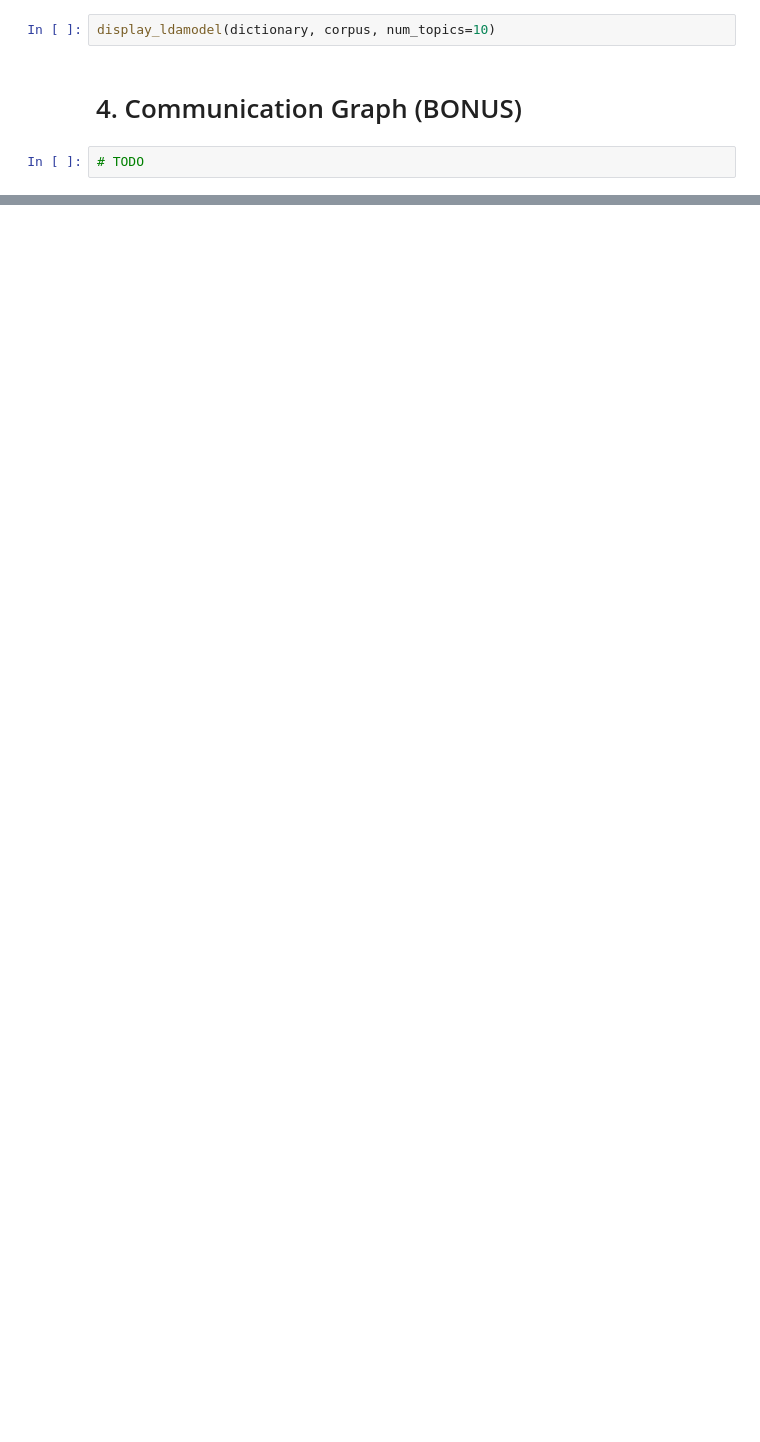
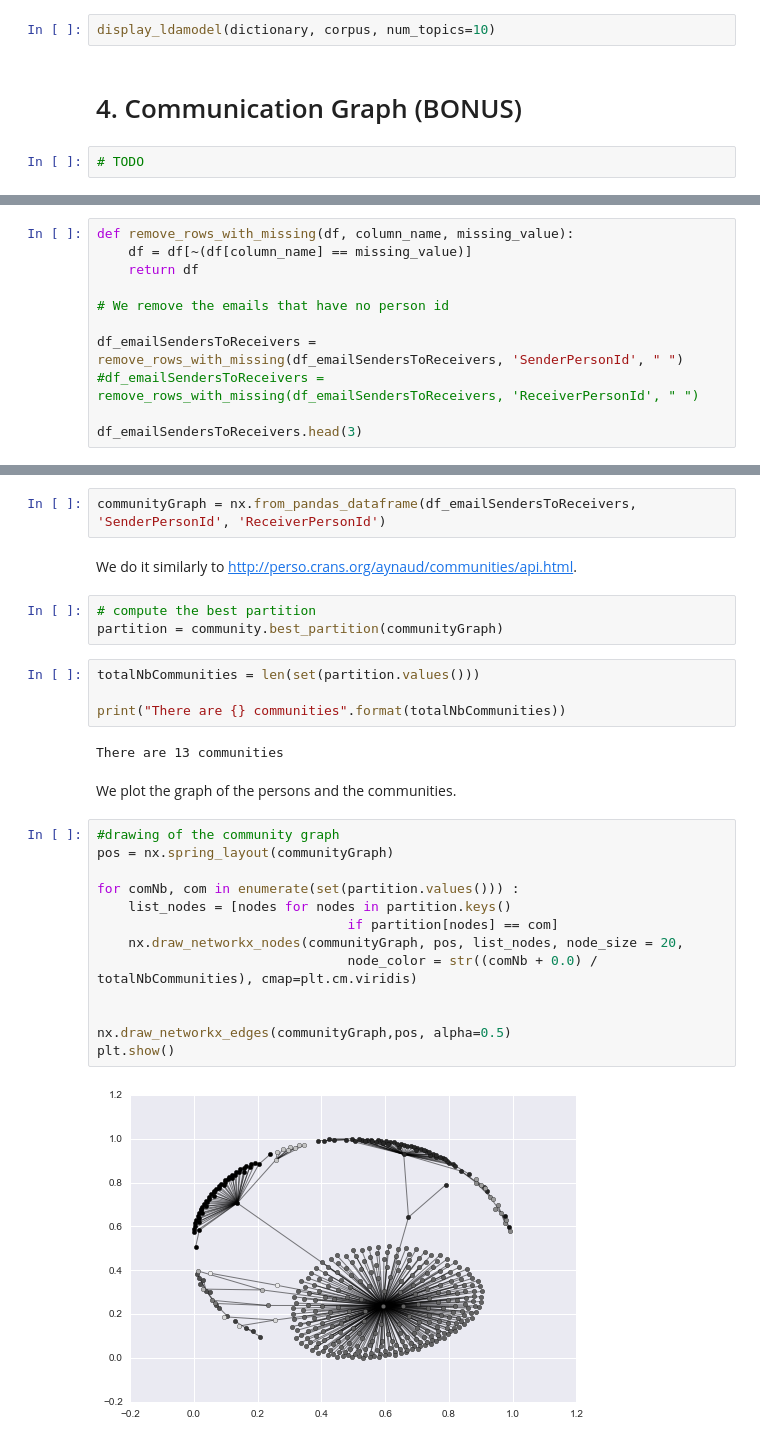
Before and after one commit to Rivollet/ADAHomework, a Jupyter notebook: 05 - Taming Text/Taming Text Notebook.ipynb, the cells around one changed output, grey strips where cells are left out. Cells and saved outputs as stored; diff of their text form; blank space fills up the shorter version.

```diff
--- a/05 - Taming Text/Taming Text Notebook.ipynb
+++ b/05 - Taming Text/Taming Text Notebook.ipynb
@@ -600,0 +653,11 @@ display_ldamodel(dictionary, corpus, num_topics=10)
+# %%
+def remove_rows_with_missing(df, column_name, missing_value):
+    df = df[~(df[column_name] == missing_value)]
+    return df
+
+# We remove the emails that have no person id
+
+df_emailSendersToReceivers = remove_rows_with_missing(df_emailSendersToReceivers, 'SenderPersonId', " ")
+#df_emailSendersToReceivers = remove_rows_with_missing(df_emailSendersToReceivers, 'ReceiverPersonId', " ")
+
+df_emailSendersToReceivers.head(3)
@@ -600,0 +676,30 @@ display_ldamodel(dictionary, corpus, num_topics=10)
+# %%
+communityGraph = nx.from_pandas_dataframe(df_emailSendersToReceivers, 'SenderPersonId', 'ReceiverPersonId')
+# %% [markdown]
+We do it similarly to http://perso.crans.org/aynaud/communities/api.html.
+# %%
+# compute the best partition
+partition = community.best_partition(communityGraph)
+# %%
+totalNbCommunities = len(set(partition.values()))
+
+print("There are {} communities".format(totalNbCommunities))
+# %% [output]
+There are 13 communities
+# %% [markdown]
+We plot the graph of the persons and the communities.
+# %%
+#drawing of the community graph
+pos = nx.spring_layout(communityGraph)
+
+for comNb, com in enumerate(set(partition.values())) :
+    list_nodes = [nodes for nodes in partition.keys()
+                                if partition[nodes] == com]
+    nx.draw_networkx_nodes(communityGraph, pos, list_nodes, node_size = 20,
+                                node_color = str((comNb + 0.0) / totalNbCommunities), cmap=plt.cm.viridis)
+
+
+nx.draw_networkx_edges(communityGraph,pos, alpha=0.5)
+plt.show()
+# %% [output]
+[figure, added]
```
Also changed, not shown: parts of 57 cells of this notebook.
